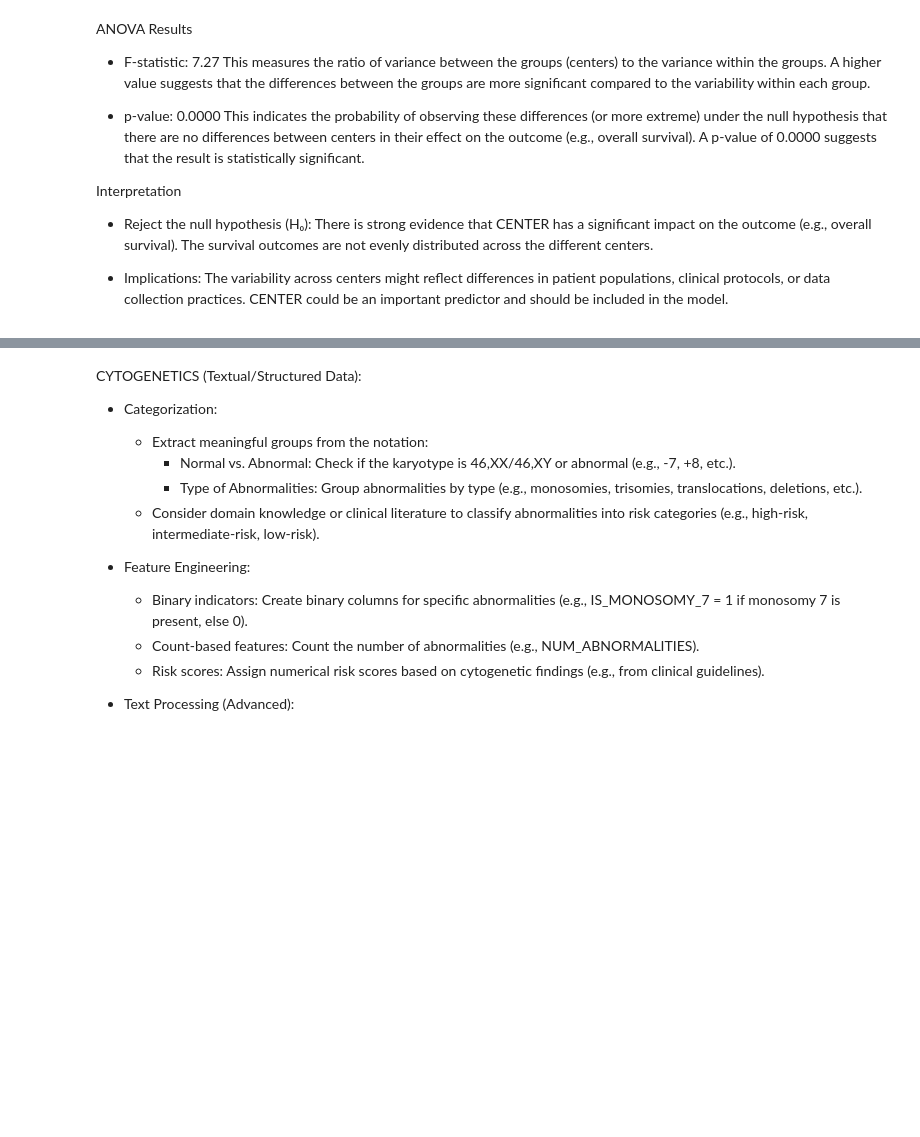
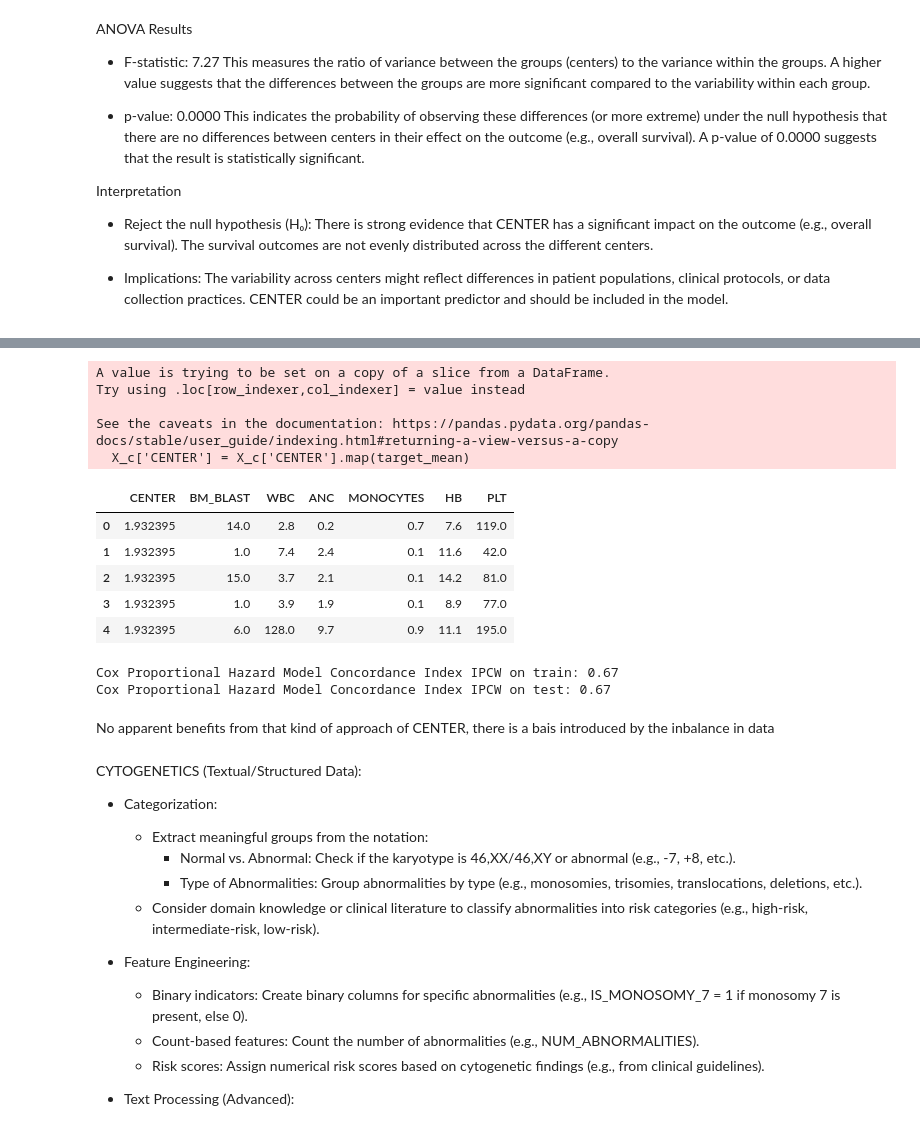
Before and after one commit to Loic-Jaillet/ENS-ML-Challenge, a Jupyter notebook: challenge.ipynb, the cells around one changed output, grey strips where cells are left out. Drawn from its saved outputs; the diff is of its cells as text; code cells hidden in the pictures; blank space fills up the shorter version.

Commit message:
feature engineering CENTER

```diff
--- a/challenge.ipynb
+++ b/challenge.ipynb
@@ -18,11 +20,11 @@ from sksurv.util import Surv
 %matplotlib inline
 plt.style.use('dark_background')
 # %%
-clinical_df = pd.read_csv('X_train/clinical_train.csv')
-clinical_test_df = pd.read_csv('X_test/clinical_test.csv')
-molecular_df = pd.read_csv('X_train/molecular_train.csv')
-molecular_test_df = pd.read_csv('X_test/molecular_test.csv')
-target_df = pd.read_csv('target_train.csv')
+clinical_df = pd.read_csv('Data/clinical_train.csv')
+clinical_test_df = pd.read_csv('Data/clinical_test.csv')
+molecular_df = pd.read_csv('Data/molecular_train.csv')
+molecular_test_df = pd.read_csv('Data/molecular_test.csv')
+target_df = pd.read_csv('Data/target_train.csv')
 # %%
 clinical_df.head()
 # %% [output]
@@ -240,0 +261,22 @@ Interpretation
+# %%
+X_c = clinical_df.loc[clinical_df['ID'].isin(target_df['ID'])]
+y_c = Surv.from_dataframe('OS_STATUS', 'OS_YEARS', target_df)
+target_mean = X_c.merge(target_df[['ID', 'OS_YEARS']], on='ID').groupby('CENTER')['OS_YEARS'].mean()
+X_c['CENTER'] = X_c['CENTER'].map(target_mean)
+
+#scaler = StandardScaler()
+#X_c['CENTER'] = scaler.fit_transform(X_c[['CENTER']])
+X_c = X_c.drop(columns=['CYTOGENETICS','ID'])
+X_c.head()
+# %% [output]
+A value is trying to be set on a copy of a slice from a DataFrame.
+Try using .loc[row_indexer,col_indexer] = value instead
+
+See the caveats in the documentation: https://pandas.pydata.org/pandas-docs/stable/user_guide/indexing.html#returning-a-view-versus-a-copy
+  X_c['CENTER'] = X_c['CENTER'].map(target_mean)
+|  | CENTER | BM_BLAST | WBC | ANC | MONOCYTES | HB | PLT |
+| 0 | 1.932395 | 14.0 | 2.8 | 0.2 | 0.7 | 7.6 | 119.0 |
+| 1 | 1.932395 | 1.0 | 7.4 | 2.4 | 0.1 | 11.6 | 42.0 |
+| 2 | 1.932395 | 15.0 | 3.7 | 2.1 | 0.1 | 14.2 | 81.0 |
+| 3 | 1.932395 | 1.0 | 3.9 | 1.9 | 0.1 | 8.9 | 77.0 |
+| 4 | 1.932395 | 6.0 | 128.0 | 9.7 | 0.9 | 11.1 | 195.0 |
@@ -241,3 +288,18 @@ Interpretation
+# %%
+# Initialize and train the Cox Proportional Hazards model
+cox_c = CoxPHSurvivalAnalysis()
+cox_c.fit(X_c_train, y_c_train)
+
+# Evaluate the model using Concordance Index IPCW
+cox_cindex_c_train = concordance_index_ipcw(y_c_train, y_c_train, cox_c.predict(X_c_train), tau=7)[0]
+cox_cindex_c_test = concordance_index_ipcw(y_c_train, y_c_test, cox_c.predict(X_c_test), tau=7)[0]
+print(f"Cox Proportional Hazard Model Concordance Index IPCW on train: {cox_cindex_c_train:.2f}")
+print(f"Cox Proportional Hazard Model Concordance Index IPCW on test: {cox_cindex_c_test:.2f}")
+# %% [output]
+Cox Proportional Hazard Model Concordance Index IPCW on train: 0.67
+Cox Proportional Hazard Model Concordance Index IPCW on test: 0.67
+# %% [markdown]
+No apparent benefits from that kind of approach of CENTER, there is a bais introduced by the inbalance in data
 # %% [markdown]
 CYTOGENETICS (Textual/Structured Data):
 
```
Also changed, not shown: parts of 4 cells of this notebook.
